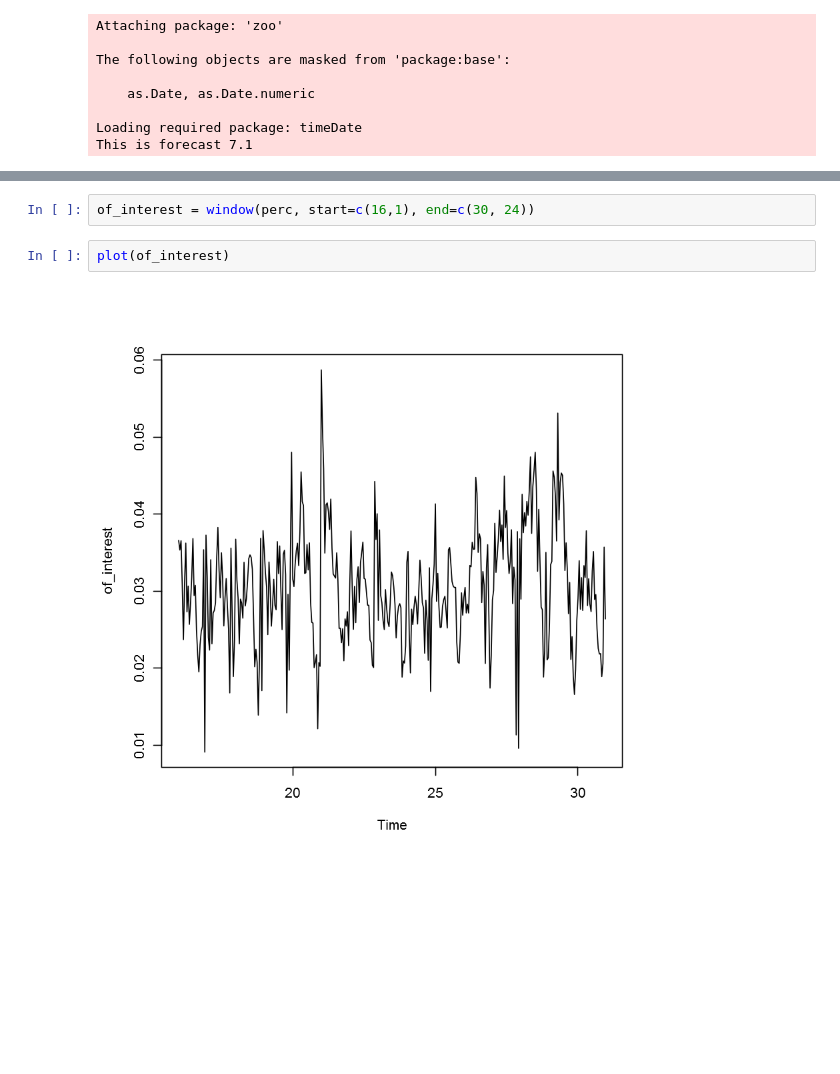
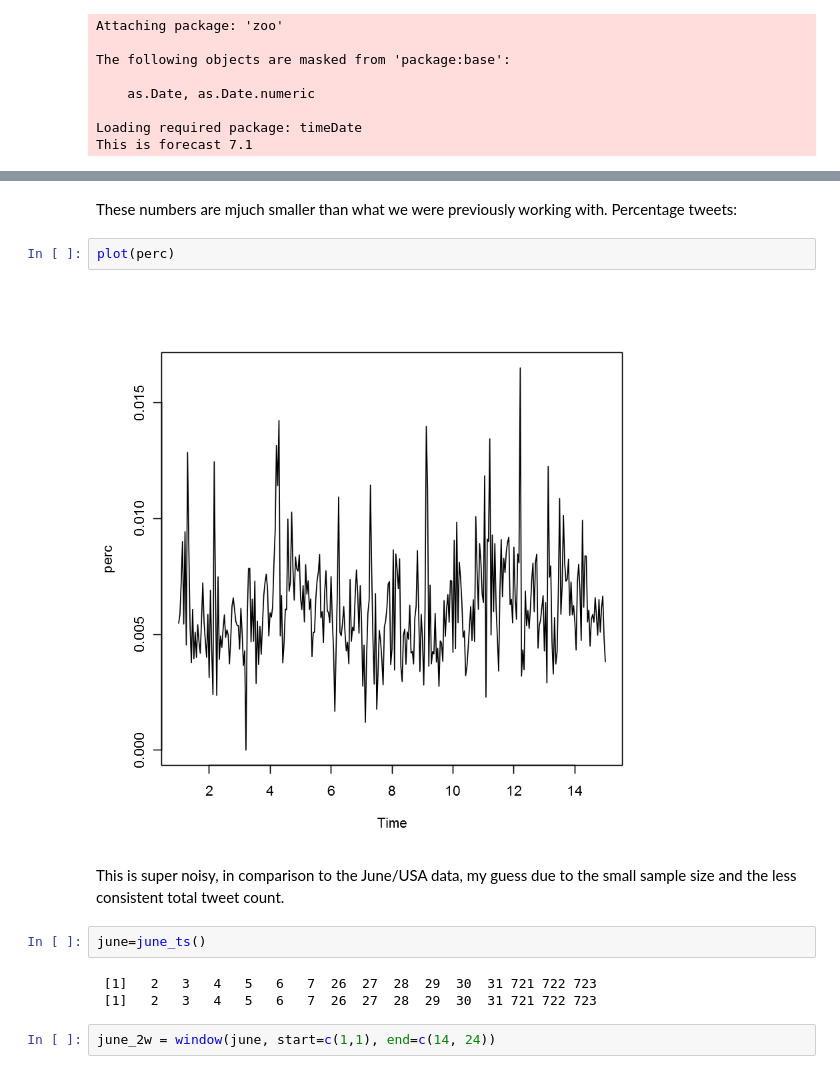
Before and after one commit to tj2huang/nyu-research, a Jupyter notebook: notebooks/r/Experiment/london.ipynb, the cells around one changed output, grey strips where cells are left out. Saved outputs shown, nothing was run; the diff lists cells and outputs as text; blank space fills up the shorter version.

```diff
--- a/notebooks/r/Experiment/london.ipynb
+++ b/notebooks/r/Experiment/london.ipynb
@@ -19,6 +35,15 @@ integer(0)
+# %% [markdown]
+These numbers are mjuch smaller than what we were previously working with. Percentage tweets:
+# %%
+plot(perc)
+# %% [output]
+[figure, added]
+# %% [markdown]
+This is super noisy, in comparison to the June/USA data, my guess due to the small sample size and the less consistent total tweet count.
+# %%
+june=june_ts()
+# %% [output]
+ [1]   2   3   4   5   6   7  26  27  28  29  30  31 721 722 723
+ [1]   2   3   4   5   6   7  26  27  28  29  30  31 721 722 723
 # %%
-of_interest = window(perc, start=c(16,1), end=c(30, 24))
+june_2w = window(june, start=c(1,1), end=c(14, 24))
-# %%
-plot(of_interest)
-# %% [output]
-[figure, removed]
```
Also changed, not shown: parts of 18 cells of this notebook, 6 other files.
